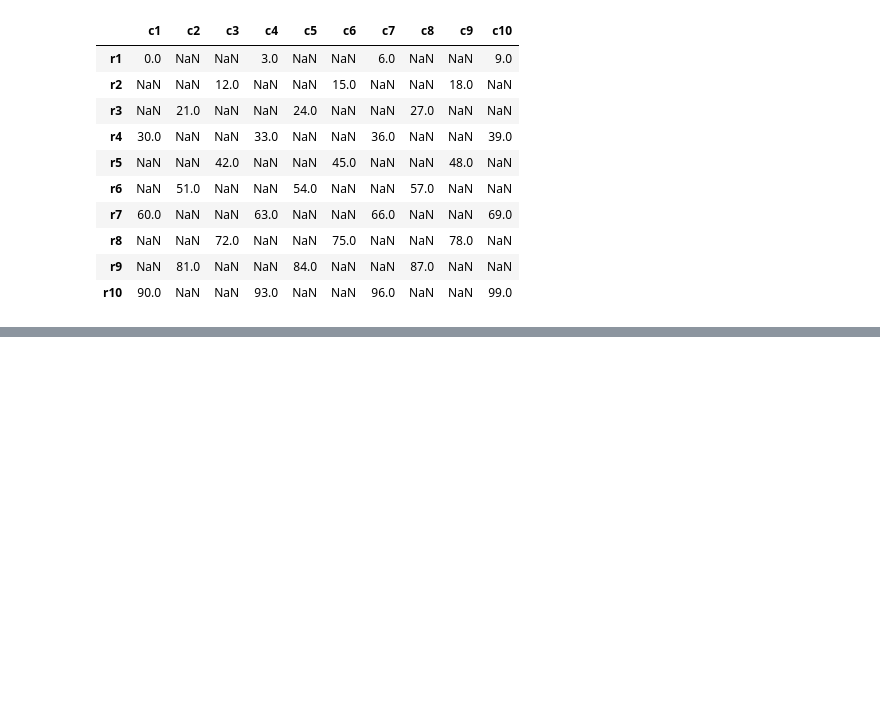
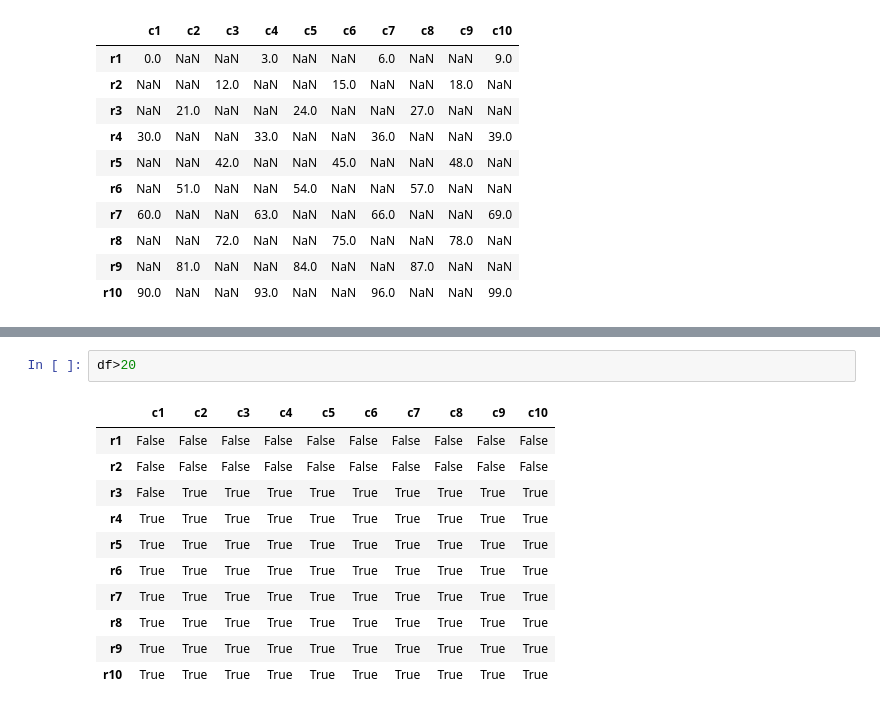
Before and after one commit to mdsamim1992hatia-cell/BMI-CAL, a Jupyter notebook: Untitled60.ipynb, the cells around one changed output, grey strips where cells are left out. Drawn from its saved outputs; the diff is of its cells as text; blank space fills up the shorter version.

```diff
--- a/Untitled60.ipynb
+++ b/Untitled60.ipynb
@@ -93,0 +124,14 @@ df[bool_mask]
+# %%
+df>20
+# %% [output]
+|  | c1 | c2 | c3 | c4 | c5 | c6 | c7 | c8 | c9 | c10 |
+| r1 | False | False | False | False | False | False | False | False | False | False |
+| r2 | False | False | False | False | False | False | False | False | False | False |
+| r3 | False | True | True | True | True | True | True | True | True | True |
+| r4 | True | True | True | True | True | True | True | True | True | True |
+| r5 | True | True | True | True | True | True | True | True | True | True |
+| r6 | True | True | True | True | True | True | True | True | True | True |
+| r7 | True | True | True | True | True | True | True | True | True | True |
+| r8 | True | True | True | True | True | True | True | True | True | True |
+| r9 | True | True | True | True | True | True | True | True | True | True |
+| r10 | True | True | True | True | True | True | True | True | True | True |
```
Also changed, not shown: parts of 24 cells of this notebook.
